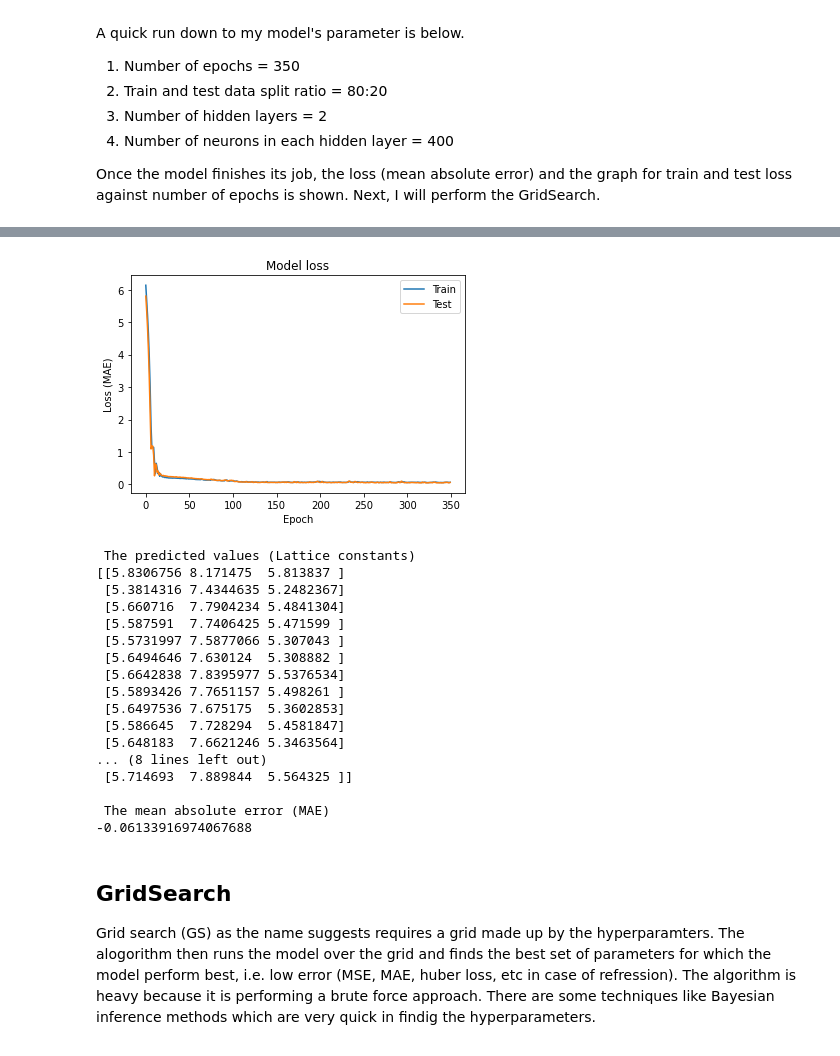
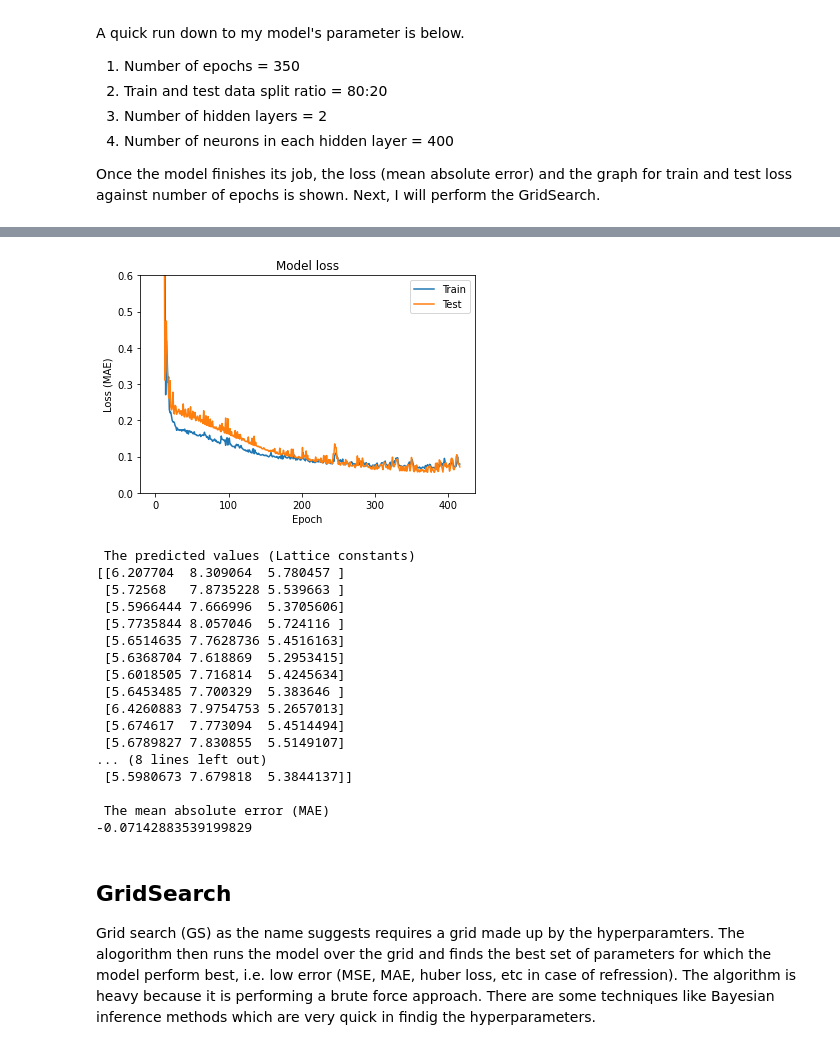
Before and after one commit to Pratha-Me/ML-DNN-Perovskite-lattice-constant-prediction, a Jupyter notebook: ANN_ABO3.ipynb, the cells around one changed output, grey strips where cells are left out. Drawn from its saved outputs; the diff is of its cells as text; code cells hidden in the pictures.

```diff
--- a/ANN_ABO3.ipynb
+++ b/ANN_ABO3.ipynb
@@ -74,0 +94,7 @@ compound
+# %%
+from sklearn.preprocessing import Normalizer
+scaler = Normalizer()
+
+scaler.fit(features)
+features = scaler.transform(features)
+print(features)
@@ -92,21 +136,22 @@ from tensorflow import keras
 from matplotlib import pyplot as plt
 
 # The seed is required for replication of results. Parameters defined.
-seed = 1111
-tolerance_value = 40
-n_epochs = 350
+seed = 1234
+tolerance_value = 35
+n_epochs = 650
 
 X_train, X_test, y_train, y_test = train_test_split(features, targets,
                                                     random_state=seed,
                                                     test_size=0.2)
 
-def build_model(n_hidden=2, n_neurons=400, learning_rate=1e-3, input_shape=[4,]):
+def build_model(n_hidden=2, n_neurons=375, learning_rate=1e-3, input_shape=[features.shape[1],]):
     model = keras.Sequential()
 
     model.add(keras.layers.InputLayer(input_shape=input_shape))
     for layer in range(n_hidden):
-        model.add(keras.layers.Dense(n_neurons, activation="relu"))
-    model.add(keras.layers.Dense(3))
+        model.add(keras.layers.Dense(n_neurons, activation="relu", use_bias= False))
+        # model.add(keras.layers.LeakyReLU(alpha=0.2))
+    model.add(keras.layers.Dense(targets.shape[1]))
 
     model.compile(loss="mae", optimizer=keras.optimizers.Adam(lr=learning_rate))
 
@@ -130,6 +175,7 @@ plt.plot(history.history['val_loss'])
 plt.title("Model loss")
 plt.ylabel("Loss (MAE)")
 plt.xlabel("Epoch")
+plt.ylim(top=0.6, bottom = 0)
 plt.legend(["Train", "Test"])
 plt.show()
 
@@ -159,21 +205,21 @@ Epoch 350/350
-[figure, old version]
+[figure, new version]
  The predicted values (Lattice constants)
-[[5.8306756 8.171475  5.813837 ]
- [5.3814316 7.4344635 5.2482367]
- [5.660716  7.7904234 5.4841304]
- [5.587591  7.7406425 5.471599 ]
- [5.5731997 7.5877066 5.307043 ]
- [5.6494646 7.630124  5.308882 ]
- [5.6642838 7.8395977 5.5376534]
- [5.5893426 7.7651157 5.498261 ]
- [5.6497536 7.675175  5.3602853]
- [5.586645  7.728294  5.4581847]
- [5.648183  7.6621246 5.3463564]
+[[6.207704  8.309064  5.780457 ]
+ [5.72568   7.8735228 5.539663 ]
+ [5.5966444 7.666996  5.3705606]
+ [5.7735844 8.057046  5.724116 ]
+ [5.6514635 7.7628736 5.4516163]
+ [5.6368704 7.618869  5.2953415]
+ [5.6018505 7.716814  5.4245634]
+ [5.6453485 7.700329  5.383646 ]
+ [6.4260883 7.9754753 5.2657013]
+ [5.674617  7.773094  5.4514494]
+ [5.6789827 7.830855  5.5149107]
 ... (8 lines left out)
- [5.714693  7.889844  5.564325 ]]
+ [5.5980673 7.679818  5.3844137]]
 
  The mean absolute error (MAE)
--0.06133916974067688
+-0.07142883539199829
 # %% [markdown]
 ## GridSearch
 Grid search (GS) as the name suggests requires a grid made up by the hyperparamters. The alogorithm then runs the model over the grid and finds the best set of parameters for which the model perform best, i.e. low error (MSE, MAE, huber loss, etc in case of refression). The algorithm is heavy because it is performing a brute force approach. There are some techniques like Bayesian inference methods which are very quick in findig the hyperparameters.
```
Also changed, not shown: parts of 8 cells of this notebook.
